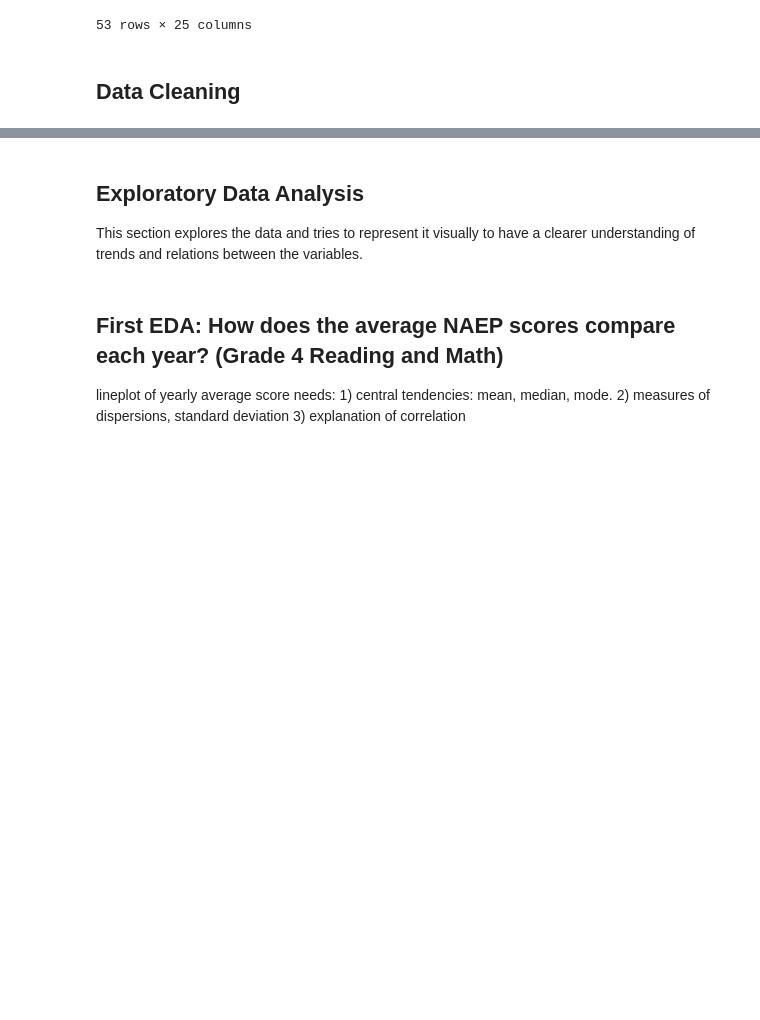
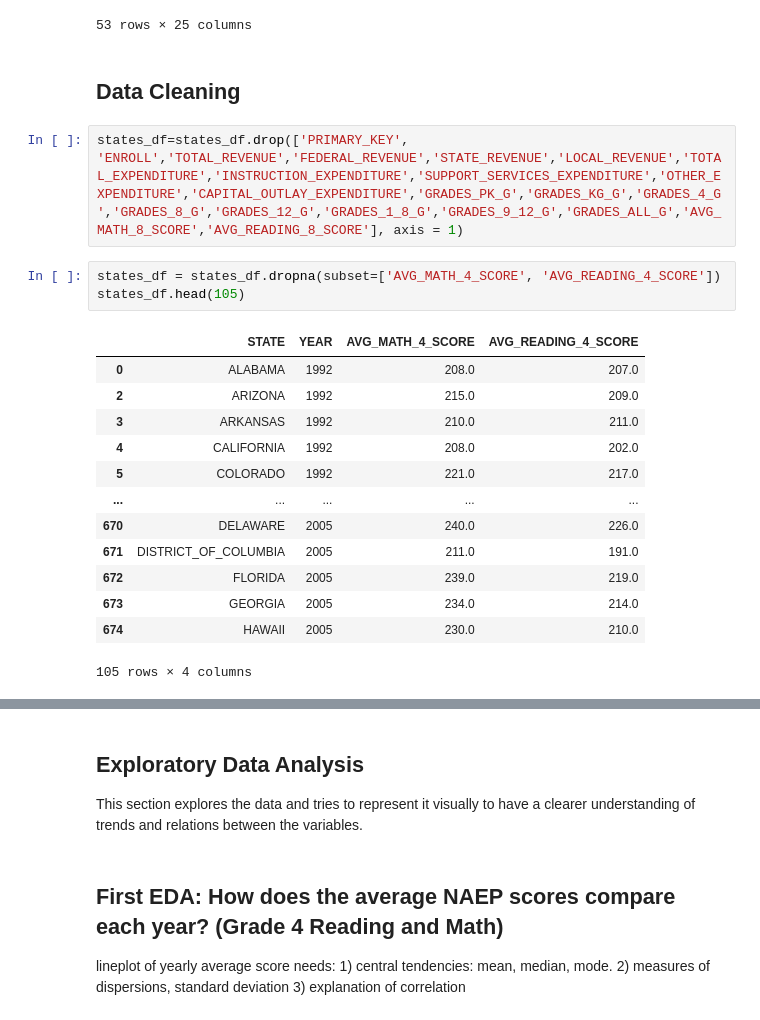
Before and after one commit to trickdevsinschool/CSMODEL_PROJECT_1, a Jupyter notebook: states_csmodel.ipynb, the cells around one changed output, grey strips where cells are left out. Cells and saved outputs as stored; diff of their text form; blank space fills up the shorter version.

```diff
--- a/states_csmodel.ipynb
+++ b/states_csmodel.ipynb
@@ -100,3 +100,22 @@ states_df.tail(53)
 53 rows × 25 columns
 # %% [markdown]
 ## Data Cleaning
+# %%
+states_df=states_df.drop(['PRIMARY_KEY', 'ENROLL','TOTAL_REVENUE','FEDERAL_REVENUE','STATE_REVENUE','LOCAL_REVENUE','TOTAL_EXPENDITURE','INSTRUCTION_EXPENDITURE','SUPPORT_SERVICES_EXPENDITURE','OTHER_EXPENDITURE','CAPITAL_OUTLAY_EXPENDITURE','GRADES_PK_G','GRADES_KG_G','GRADES_4_G','GRADES_8_G','GRADES_12_G','GRADES_1_8_G','GRADES_9_12_G','GRADES_ALL_G','AVG_MATH_8_SCORE','AVG_READING_8_SCORE'], axis = 1)
+# %%
+states_df = states_df.dropna(subset=['AVG_MATH_4_SCORE', 'AVG_READING_4_SCORE'])
+states_df.head(105)
+# %% [output]
+|  | STATE | YEAR | AVG_MATH_4_SCORE | AVG_READING_4_SCORE |
+| 0 | ALABAMA | 1992 | 208.0 | 207.0 |
+| 2 | ARIZONA | 1992 | 215.0 | 209.0 |
+| 3 | ARKANSAS | 1992 | 210.0 | 211.0 |
+| 4 | CALIFORNIA | 1992 | 208.0 | 202.0 |
+| 5 | COLORADO | 1992 | 221.0 | 217.0 |
+| ... | ... | ... | ... | ... |
+| 670 | DELAWARE | 2005 | 240.0 | 226.0 |
+| 671 | DISTRICT_OF_COLUMBIA | 2005 | 211.0 | 191.0 |
+| 672 | FLORIDA | 2005 | 239.0 | 219.0 |
+| 673 | GEORGIA | 2005 | 234.0 | 214.0 |
+| 674 | HAWAII | 2005 | 230.0 | 210.0 |
+105 rows × 4 columns
```
Also changed, not shown: parts of 2 cells of this notebook.
